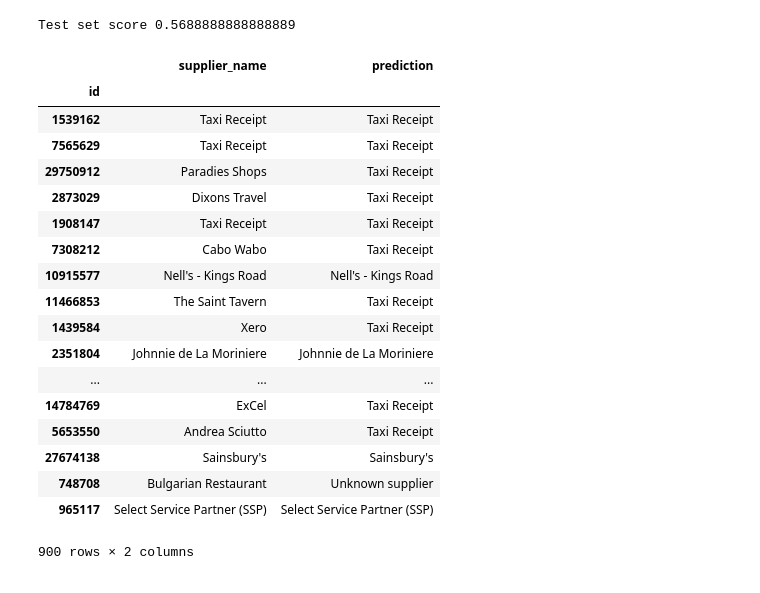
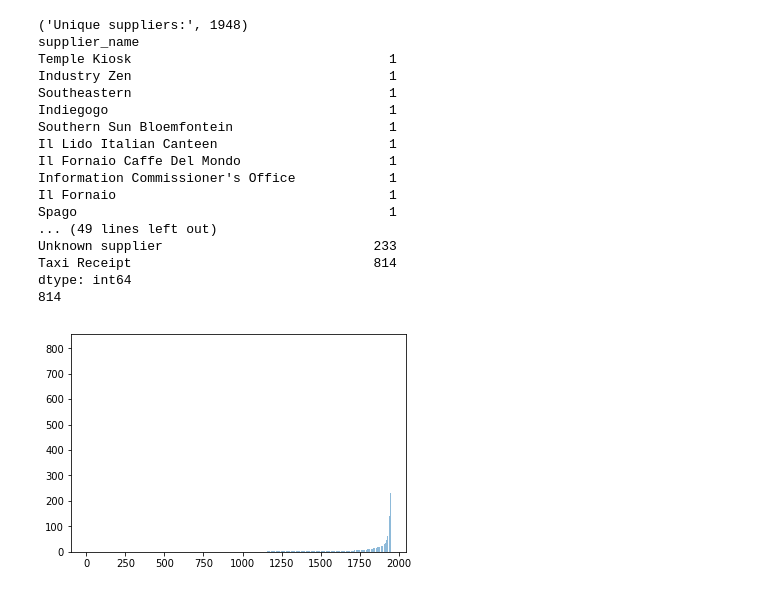
Before and after one commit to v-zmiycharov/datathon-receipt-bank, a Jupyter notebook: src/Main.ipynb, the cells around one changed output. Cells and saved outputs as stored; diff of their text form; code cells hidden in the pictures.

```diff
--- a/src/Main.ipynb
+++ b/src/Main.ipynb
@@ -104,12 +73,0 @@ import json
-# %%
-file_names = [f.split(".")[0] for f in listdir(texts_path) if isfile(join(texts_path, f)) and f.endswith('.json')]
-ids = np.array(list(set([int(f) for f in file_names]).intersection(set(dataset.index.values))))
-texts = pd.Series(['' for i in ids], index=ids)
-for index in ids:
-    json_data = open(texts_path + str(index) + '.json', encoding="utf8")
-    data = json.load(json_data)
-    try:
-        texts[index] = data[0]['textAnnotations'][0]['description']
-    except:
-        texts[index] = ''
-dataset['texts'] = texts
@@ -165,10 +73,0 @@ from sklearn.ensemble import RandomForestClassifier
-# %%
-classifier = Pipeline([
-    ('counts', CountVectorizer(max_features=2000000, min_df=2, ngram_range=(1, 3))),
-    ('tfidf', TfidfTransformer()),
-    ('clf', RandomForestClassifier(n_estimators=100, criterion='gini', max_depth=64, n_jobs=4, random_state=1))])
-
-classifier.fit(training_set['texts'], training_set['supplier_name'])
-print("Test set score {0}".format(classifier.score(test_set['texts'],  test_set['supplier_name'])))
-# %% [output]
-Test set score 0.5688888888888889
@@ -178,22 +74,31 @@ result_set['prediction'] = classifier.predict(result_set['texts'])
-# %%
-result_set[['supplier_name', 'prediction']]
-# %% [output]
-|  | supplier_name | prediction |
-| id |  |  |
-| 1539162 | Taxi Receipt | Taxi Receipt |
-| 7565629 | Taxi Receipt | Taxi Receipt |
-| 29750912 | Paradies Shops | Taxi Receipt |
-| 2873029 | Dixons Travel | Taxi Receipt |
-| 1908147 | Taxi Receipt | Taxi Receipt |
-| 7308212 | Cabo Wabo | Taxi Receipt |
-| 10915577 | Nell's - Kings Road | Nell's - Kings Road |
-| 11466853 | The Saint Tavern | Taxi Receipt |
-| 1439584 | Xero | Taxi Receipt |
-| 2351804 | Johnnie de La Moriniere | Johnnie de La Moriniere |
-| ... | ... | ... |
-| 14784769 | ExCel | Taxi Receipt |
-| 5653550 | Andrea Sciutto | Taxi Receipt |
-| 27674138 | Sainsbury's | Sainsbury's |
-| 748708 | Bulgarian Restaurant | Unknown supplier |
-| 965117 | Select Service Partner (SSP) | Select Service Partner (SSP) |
-900 rows × 2 columns
+# %%
+suppliers = find_class_frequencies(dataset, 'supplier_name')
+print('Unique suppliers:', len(suppliers))
+
+suppliers.sort(['values'], ascending=[0])
+print(suppliers)
+
+print(suppliers["Taxi Receipt"])
+
+suppliers_names = suppliers.index.values
+suppliers_counts = suppliers.values
+plt.bar(range(len(suppliers_names)), suppliers_counts, align='edge', alpha=0.5);
+# %% [output]
+('Unique suppliers:', 1948)
+supplier_name
+Temple Kiosk                                 1
+Industry Zen                                 1
+Southeastern                                 1
+Indiegogo                                    1
+Southern Sun Bloemfontein                    1
+Il Lido Italian Canteen                      1
+Il Fornaio Caffe Del Mondo                   1
+Information Commissioner's Office            1
+Il Fornaio                                   1
+Spago                                        1
+... (49 lines left out)
+Unknown supplier                           233
+Taxi Receipt                               814
+dtype: int64
+814
+[figure, added]
```
Also changed, not shown: parts of 41 cells of this notebook, 3 other files.
